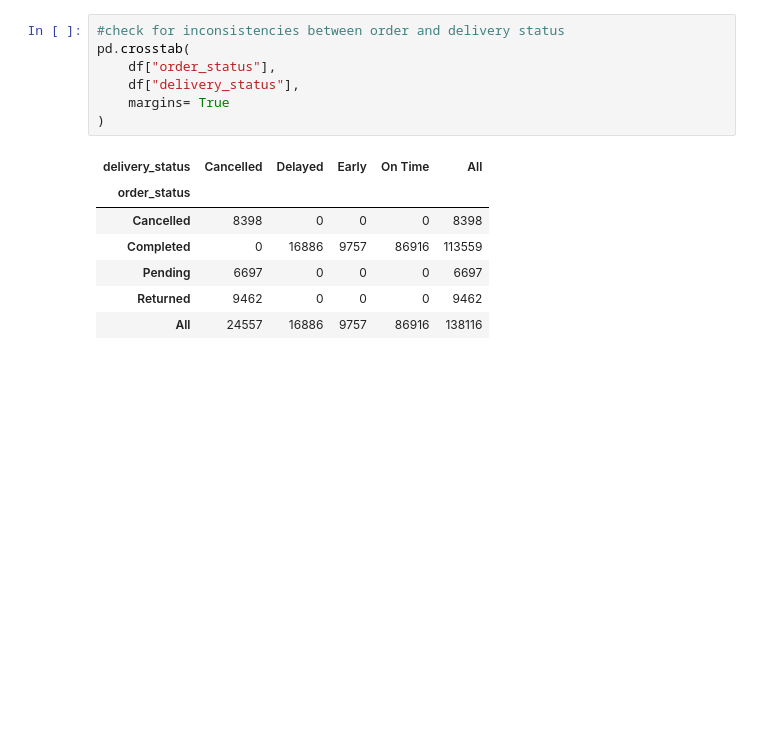
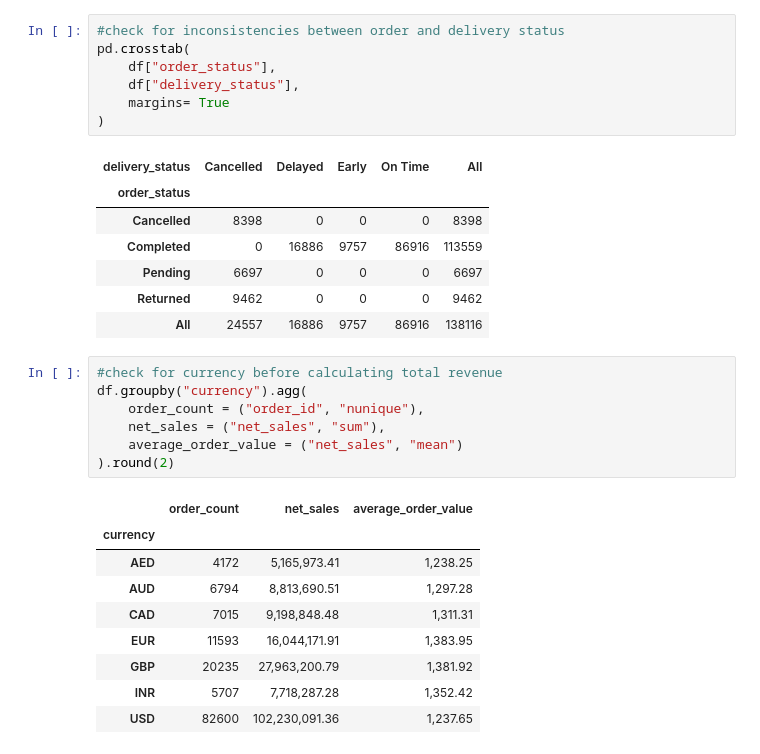
Before and after one commit to fuzomntungwa777/e-commerce-sales, a Jupyter notebook: Raw data/e-commerce sales analysis .ipynb, the cells around one changed output. Saved outputs shown, nothing was run; the diff lists cells and outputs as text; blank space fills up the shorter version.

Commit message:
Check for currency before determining the total revenue

```diff
--- a/Raw data/e-commerce sales analysis .ipynb
+++ b/Raw data/e-commerce sales analysis .ipynb
@@ -181,3 +181,20 @@ pd.crosstab(
 | Pending | 6697 | 0 | 0 | 0 | 6697 |
 | Returned | 9462 | 0 | 0 | 0 | 9462 |
 | All | 24557 | 16886 | 9757 | 86916 | 138116 |
+# %%
+#check for currency before calculating total revenue
+df.groupby("currency").agg(
+    order_count = ("order_id", "nunique"),
+    net_sales = ("net_sales", "sum"),
+    average_order_value = ("net_sales", "mean")
+).round(2)
+# %% [output]
+|  | order_count | net_sales | average_order_value |
+| currency |  |  |  |
+| AED | 4172 | 5,165,973.41 | 1,238.25 |
+| AUD | 6794 | 8,813,690.51 | 1,297.28 |
+| CAD | 7015 | 9,198,848.48 | 1,311.31 |
+| EUR | 11593 | 16,044,171.91 | 1,383.95 |
+| GBP | 20235 | 27,963,200.79 | 1,381.92 |
+| INR | 5707 | 7,718,287.28 | 1,352.42 |
+| USD | 82600 | 102,230,091.36 | 1,237.65 |
```
